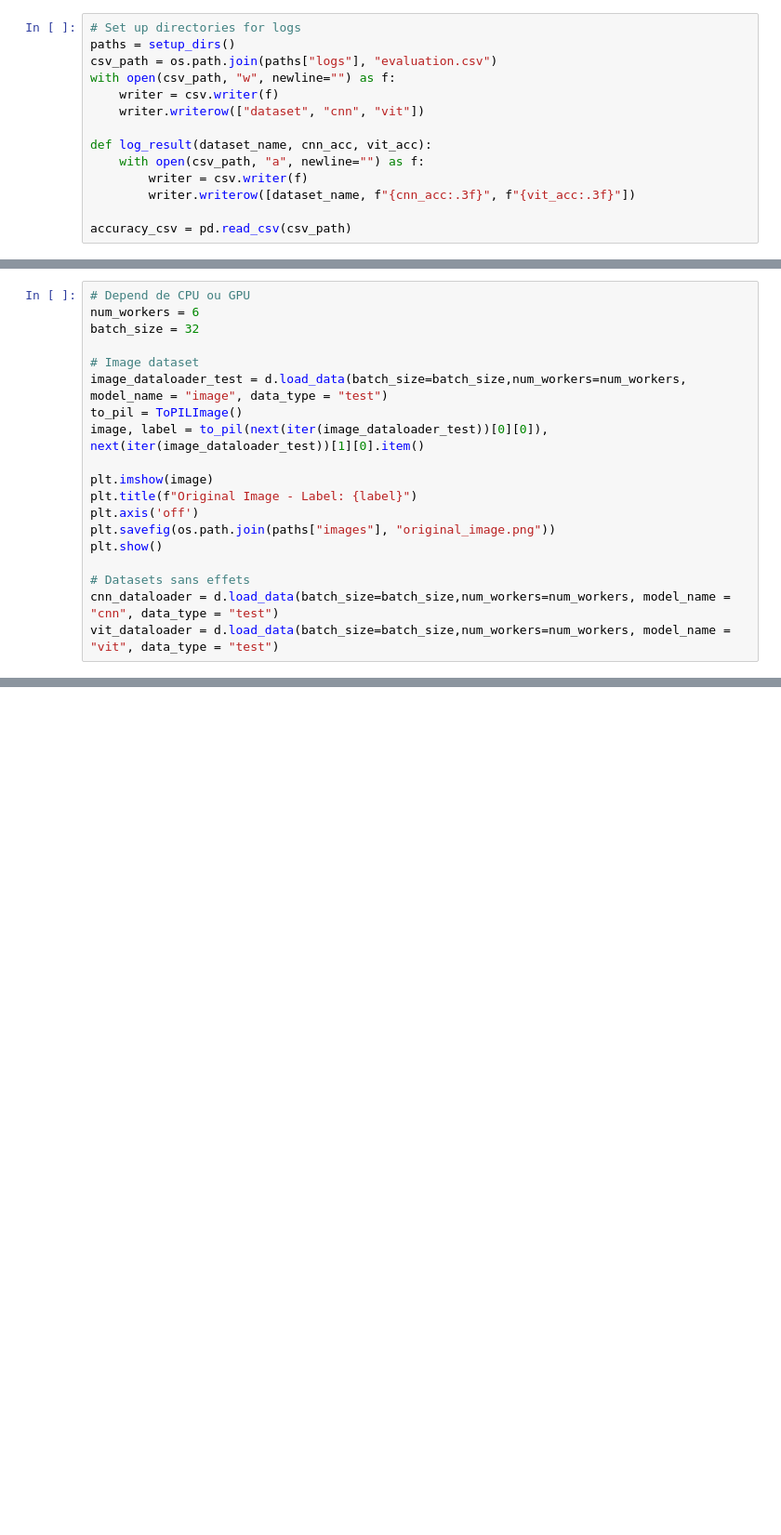
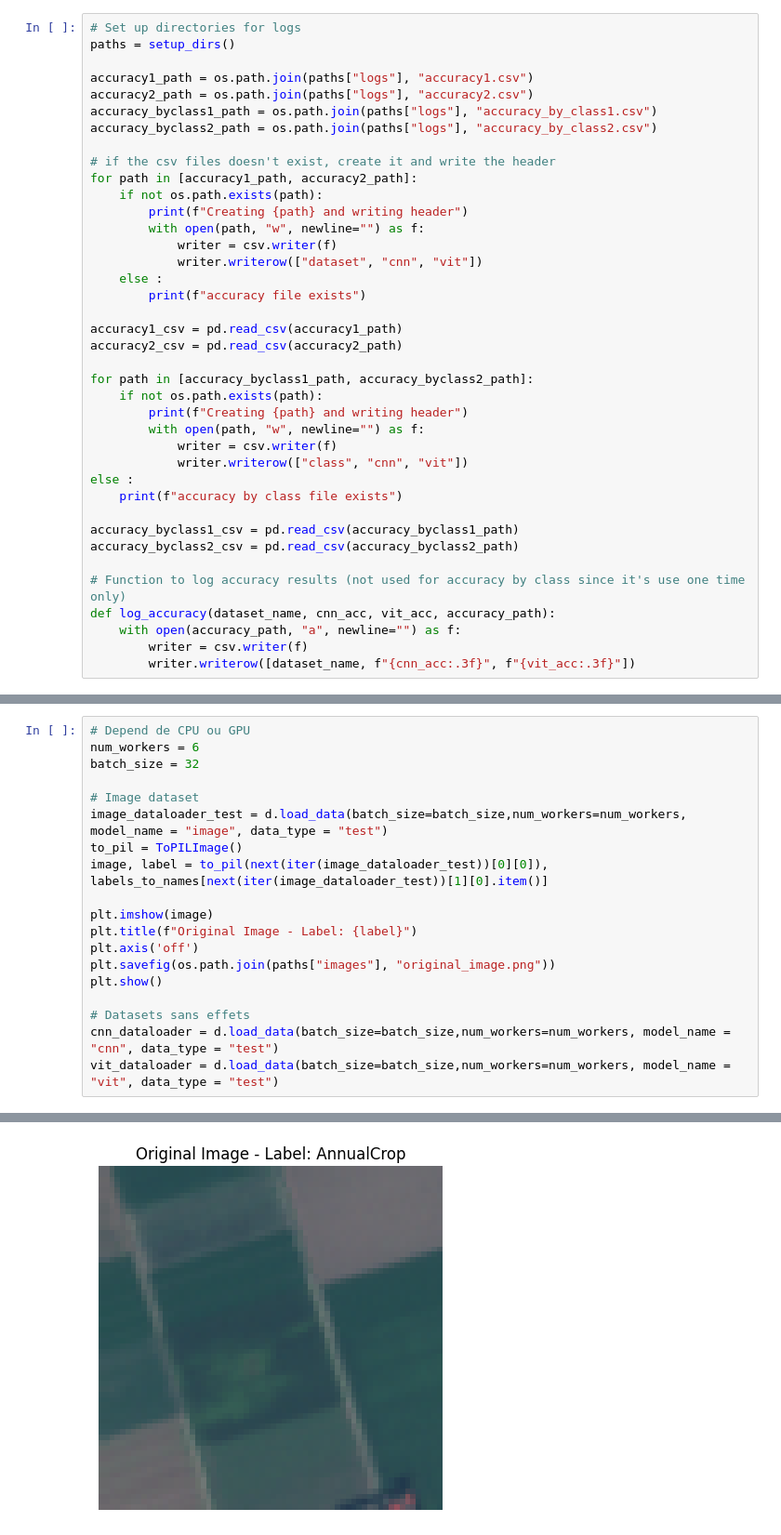
Before and after one commit to sinskid/deep_learning_project, a Jupyter notebook: notebooks/evaluation.ipynb, the cells around one changed output, grey strips where cells are left out. Shown at 93% size. Cells and saved outputs as stored; diff of their text form; blank space fills up the shorter version.

Commit message:
Evaluation advancements

```diff
--- a/notebooks/evaluation.ipynb
+++ b/notebooks/evaluation.ipynb
@@ -24,14 +24,39 @@ import matplotlib.pyplot as plt
 # %%
 # Set up directories for logs
 paths = setup_dirs()
-csv_path = os.path.join(paths["logs"], "evaluation.csv")
-with open(csv_path, "w", newline="") as f:
-    writer = csv.writer(f)
-    writer.writerow(["dataset", "cnn", "vit"])
 
-def log_result(dataset_name, cnn_acc, vit_acc):
-    with open(csv_path, "a", newline="") as f:
+accuracy1_path = os.path.join(paths["logs"], "accuracy1.csv")
+accuracy2_path = os.path.join(paths["logs"], "accuracy2.csv")
+accuracy_byclass1_path = os.path.join(paths["logs"], "accuracy_by_class1.csv")
+accuracy_byclass2_path = os.path.join(paths["logs"], "accuracy_by_class2.csv")
+
+# if the csv files doesn't exist, create it and write the header
+for path in [accuracy1_path, accuracy2_path]:
+    if not os.path.exists(path):
+        print(f"Creating {path} and writing header")
+        with open(path, "w", newline="") as f:
+            writer = csv.writer(f)
+            writer.writerow(["dataset", "cnn", "vit"])
+    else :
+        print(f"accuracy file exists")
+
+accuracy1_csv = pd.read_csv(accuracy1_path)
+accuracy2_csv = pd.read_csv(accuracy2_path)
+
+for path in [accuracy_byclass1_path, accuracy_byclass2_path]:
+    if not os.path.exists(path):
+        print(f"Creating {path} and writing header")
+        with open(path, "w", newline="") as f:
+            writer = csv.writer(f)
+            writer.writerow(["class", "cnn", "vit"])
+else :
+    print(f"accuracy by class file exists")
+
+accuracy_byclass1_csv = pd.read_csv(accuracy_byclass1_path)
+accuracy_byclass2_csv = pd.read_csv(accuracy_byclass2_path)
+
+# Function to log accuracy results (not used for accuracy by class since it's use one time only)
+def log_accuracy(dataset_name, cnn_acc, vit_acc, accuracy_path):
+    with open(accuracy_path, "a", newline="") as f:
         writer = csv.writer(f)
         writer.writerow([dataset_name, f"{cnn_acc:.3f}", f"{vit_acc:.3f}"])
-
-accuracy_csv = pd.read_csv(csv_path)
@@ -60,7 +110,7 @@ batch_size = 32
 # Image dataset
 image_dataloader_test = d.load_data(batch_size=batch_size,num_workers=num_workers, model_name = "image", data_type = "test")
 to_pil = ToPILImage()
-image, label = to_pil(next(iter(image_dataloader_test))[0][0]), next(iter(image_dataloader_test))[1][0].item()
+image, label = to_pil(next(iter(image_dataloader_test))[0][0]), labels_to_names[next(iter(image_dataloader_test))[1][0].item()]
 
 plt.imshow(image)
 plt.title(f"Original Image - Label: {label}")
@@ -71,3 +121,4 @@ plt.show()
 # Datasets sans effets
 cnn_dataloader = d.load_data(batch_size=batch_size,num_workers=num_workers, model_name = "cnn", data_type = "test")
 vit_dataloader = d.load_data(batch_size=batch_size,num_workers=num_workers, model_name = "vit", data_type = "test")
+# %% [output]
@@ -74,3 +126,4 @@ vit_dataloader = d.load_data(batch_size=batch_size,num_workers=num_workers, mode
+[figure, added]
 # %%
 # Datasets sans effets
 cnn_dataloader = d.load_data(batch_size=batch_size,num_workers=num_workers, model_name = "cnn", data_type = "test")
```
Also changed, not shown: parts of 10 cells of this notebook, 13 other files.
